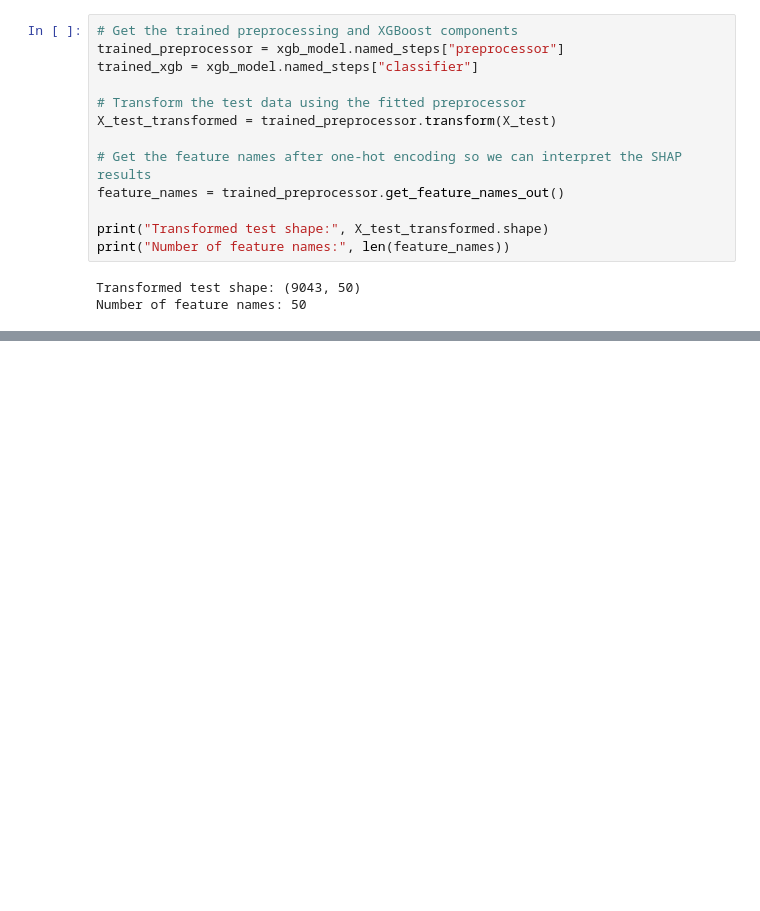
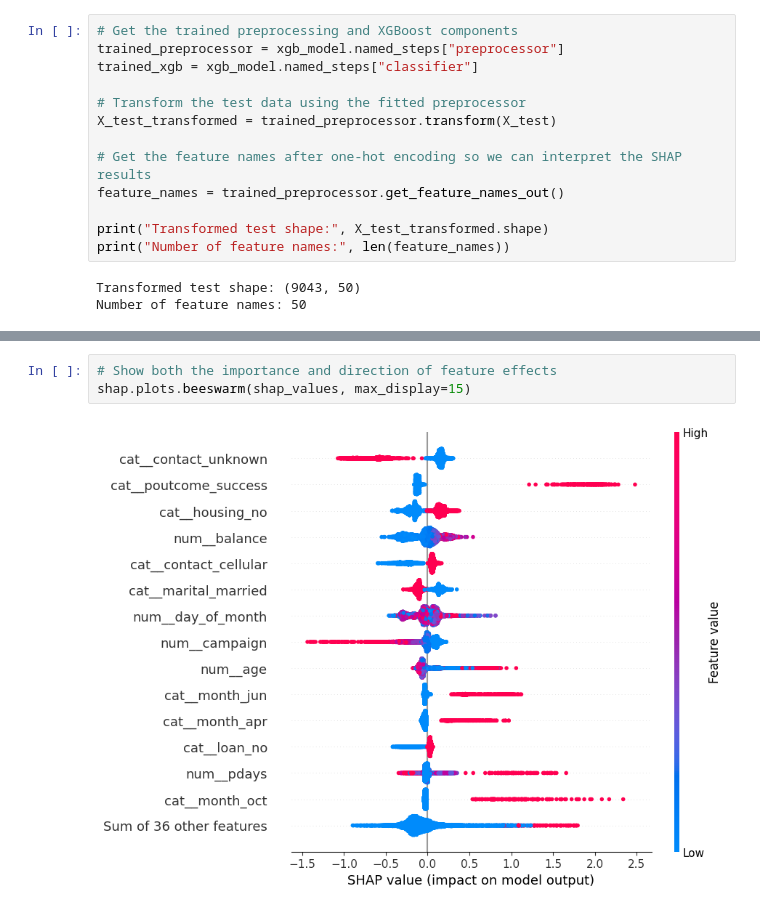
Before and after one commit to soumaya-lamrhari/customer-conversion-prediction, a Jupyter notebook: notebooks/4_model_explainability.ipynb, the cells around one changed output, grey strips where cells are left out. Saved outputs shown, nothing was run; the diff lists cells and outputs as text; blank space fills up the shorter version.

```diff
--- a/notebooks/4_model_explainability.ipynb
+++ b/notebooks/4_model_explainability.ipynb
@@ -153,0 +174,5 @@ Number of feature names: 50
+# %%
+# Show both the importance and direction of feature effects
+shap.plots.beeswarm(shap_values, max_display=15)
+# %% [output]
+[figure, added]
```
Also changed, not shown: parts of 9 cells of this notebook.
